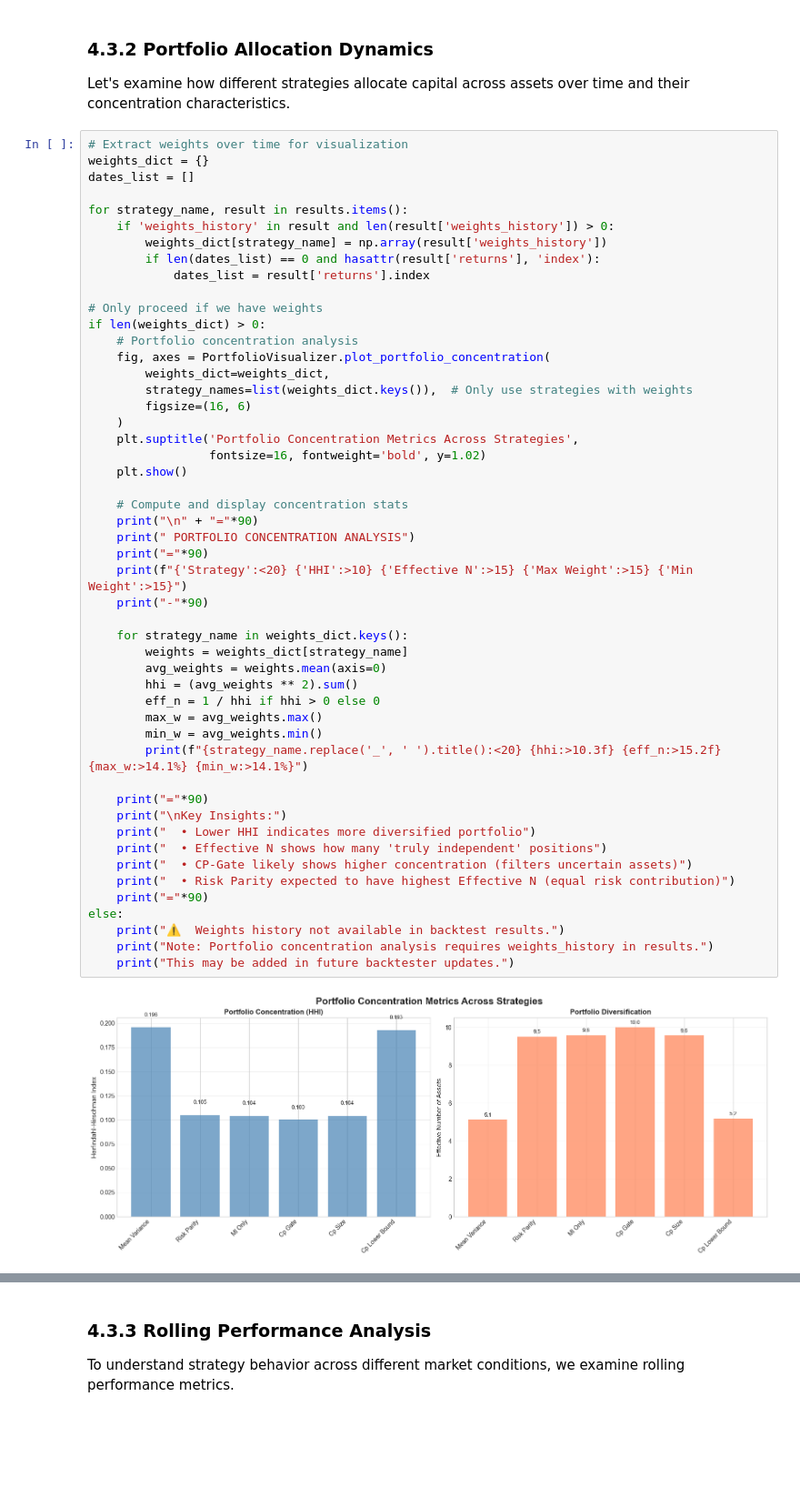
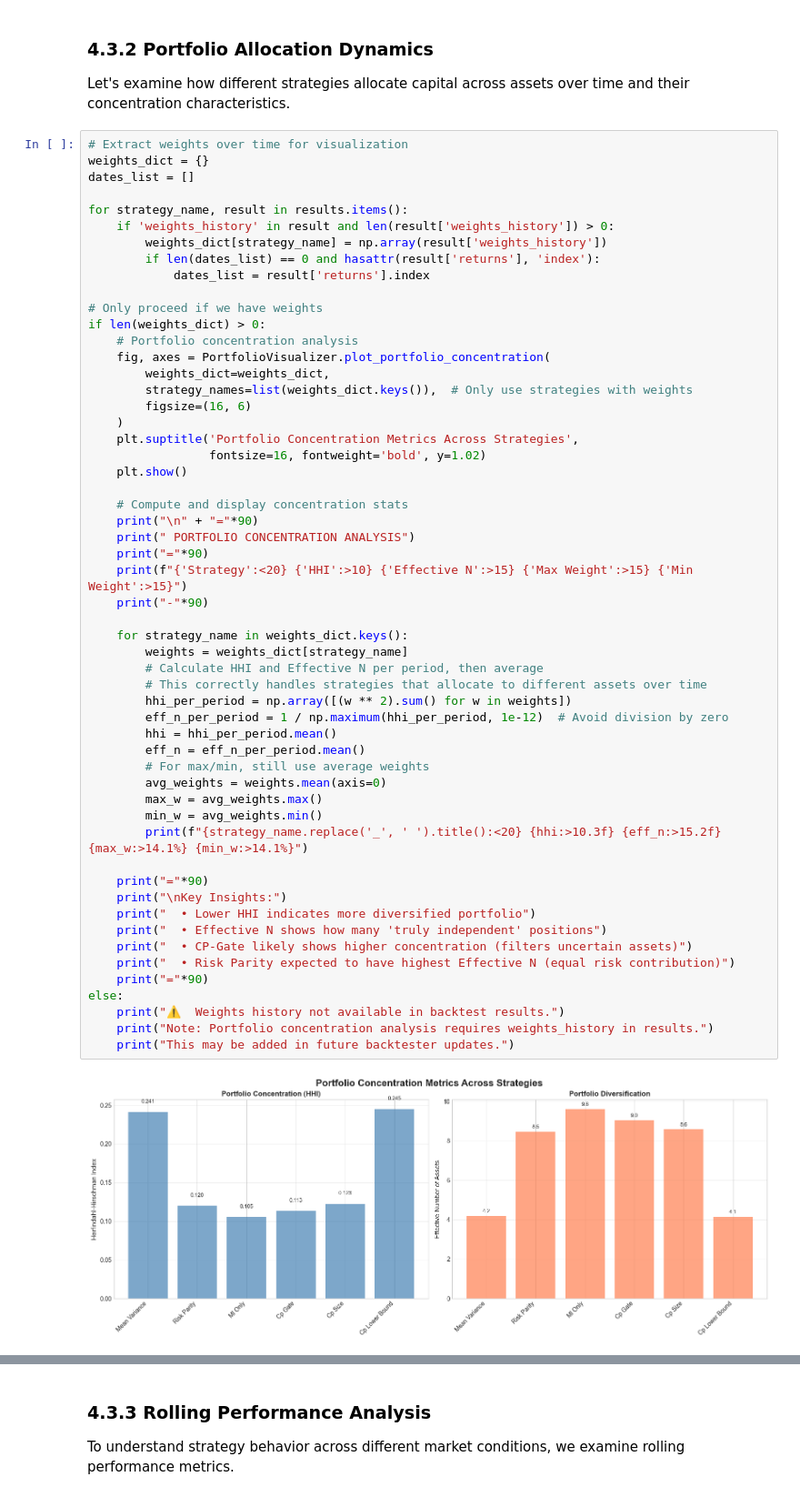
Before and after one commit to void-veritas/wqu_capstone, a Jupyter notebook: report-ver2.ipynb, the cells around one changed output, grey strips where cells are left out. Shown at 91% size. Drawn from its saved outputs; the diff is of its cells as text; blank space fills up the shorter version.

```diff
--- a/report-ver2.ipynb
+++ b/report-ver2.ipynb
@@ -1008,36 +1071,41 @@ if len(weights_dict) > 0:
     plt.suptitle('Portfolio Concentration Metrics Across Strategies',
                  fontsize=16, fontweight='bold', y=1.02)
     plt.show()
 
     # Compute and display concentration stats
     print("\n" + "="*90)
     print(" PORTFOLIO CONCENTRATION ANALYSIS")
     print("="*90)
     print(f"{'Strategy':<20} {'HHI':>10} {'Effective N':>15} {'Max Weight':>15} {'Min Weight':>15}")
     print("-"*90)
 
     for strategy_name in weights_dict.keys():
         weights = weights_dict[strategy_name]
+        # Calculate HHI and Effective N per period, then average
+        # This correctly handles strategies that allocate to different assets over time
+        hhi_per_period = np.array([(w ** 2).sum() for w in weights])
+        eff_n_per_period = 1 / np.maximum(hhi_per_period, 1e-12)  # Avoid division by zero
+        hhi = hhi_per_period.mean()
+        eff_n = eff_n_per_period.mean()
+        # For max/min, still use average weights
         avg_weights = weights.mean(axis=0)
-        hhi = (avg_weights ** 2).sum()
-        eff_n = 1 / hhi if hhi > 0 else 0
         max_w = avg_weights.max()
         min_w = avg_weights.min()
         print(f"{strategy_name.replace('_', ' ').title():<20} {hhi:>10.3f} {eff_n:>15.2f} {max_w:>14.1%} {min_w:>14.1%}")
 
     print("="*90)
     print("\nKey Insights:")
     print("  • Lower HHI indicates more diversified portfolio")
     print("  • Effective N shows how many 'truly independent' positions")
     print("  • CP-Gate likely shows higher concentration (filters uncertain assets)")
     print("  • Risk Parity expected to have highest Effective N (equal risk contribution)")
     print("="*90)
 else:
     print("⚠️  Weights history not available in backtest results.")
     print("Note: Portfolio concentration analysis requires weights_history in results.")
     print("This may be added in future backtester updates.")
 # %% [output]
-[figure, old version]
+[figure, new version]
 ==========================================================================================
  PORTFOLIO CONCENTRATION ANALYSIS
 ==========================================================================================
```
Also changed, not shown: parts of 18 cells of this notebook, 8 other files.
